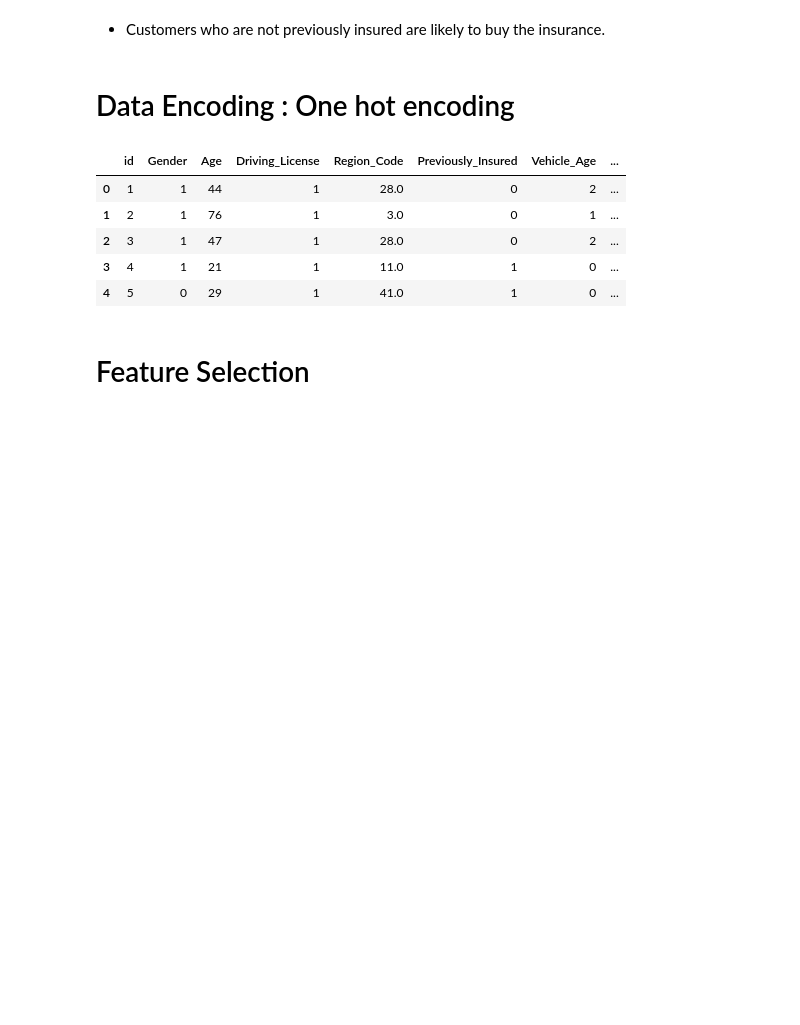
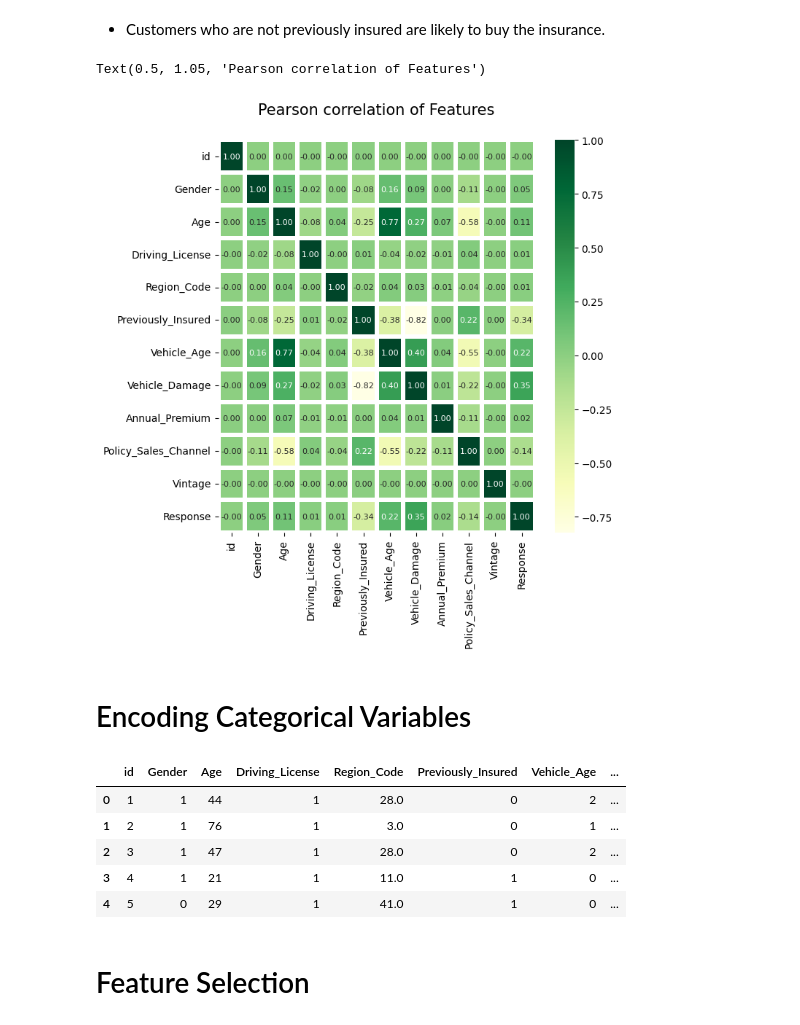
Before and after one commit to Davinder7Singh/Insurance-Customer-Response-Prediction, a Jupyter notebook: project7.ipynb, the cells around one changed output. Cells and saved outputs as stored; diff of their text form; code cells hidden in the pictures; blank space fills up the shorter version.

```diff
--- a/project7.ipynb
+++ b/project7.ipynb
@@ -243,14 +259,17 @@ plt.show()
 # %%
 # corelation of the features
 
 corr = df.corr()
 
-f, ax = plt.subplots(figsize=(10,10))
+f, ax = plt.subplots(figsize=(7,7))
 
-sns.heatmap(corr, ax=ax, annot=True,linewidths=3,cmap='YlGn')
-
+sns.heatmap(corr, ax=ax, annot=True,linewidths=3,cmap='YlGn',fmt=".2f", annot_kws={"size": 8}   )
+plt.savefig("correlation_heatmap.png", dpi=300, bbox_inches='tight')
 plt.title("Pearson correlation of Features", y=1.05, size=15)
+# %% [output]
+Text(0.5, 1.05, 'Pearson correlation of Features')
+[figure, added]
-# %% [markdown]
-# Data Encoding : One hot encoding
+# %% [markdown]
+# Encoding Categorical Variables
 # %%
 # Encode categorical variables
```
Also changed, not shown: parts of 20 cells of this notebook.
